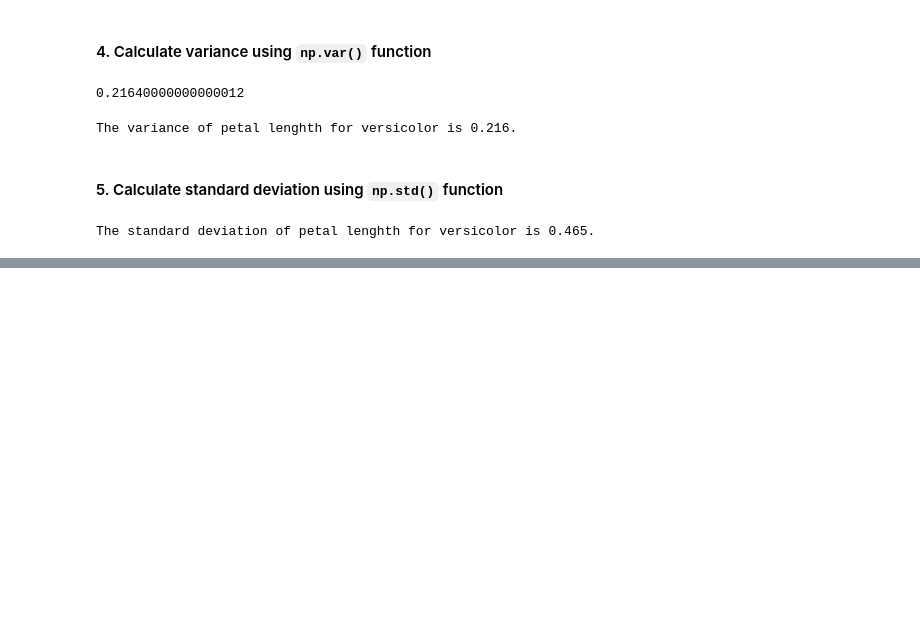
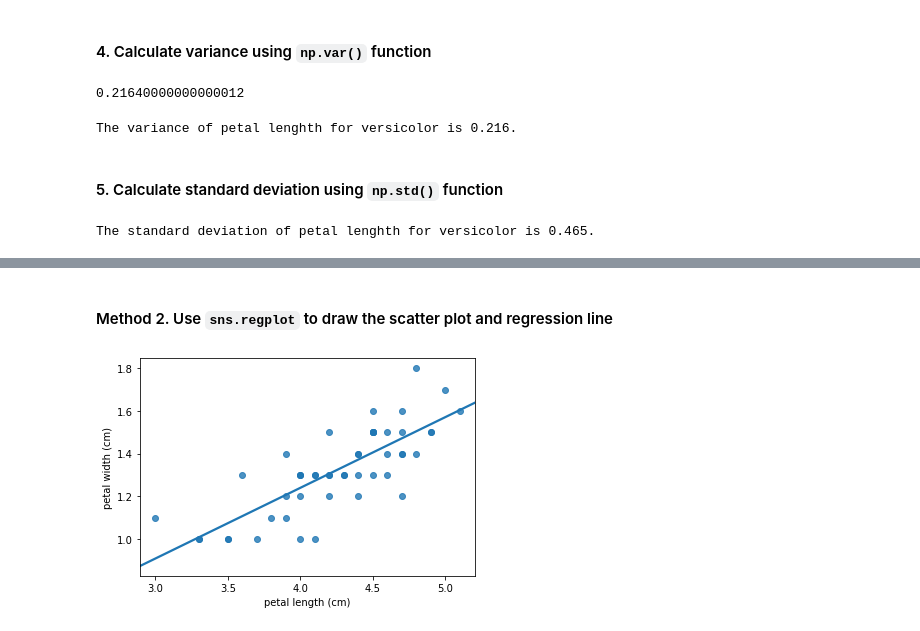
Before and after one commit to Alex-YuZ/Statistics-using-python, a Jupyter notebook: Statistical_Thinking_in_Python_I.ipynb, the cells around one changed output, grey strips where cells are left out. Drawn from its saved outputs; the diff is of its cells as text; code cells hidden in the pictures; blank space fills up the shorter version.

```diff
--- a/Statistical_Thinking_in_Python_I.ipynb
+++ b/Statistical_Thinking_in_Python_I.ipynb
@@ -380,0 +414,6 @@ The standard deviation of petal lenghth for versicolor is 0.465.
+# %% [markdown]
+#### Method 2. Use `sns.regplot` to draw the scatter plot and regression line
+# %%
+sns.regplot(data=versicolor_df, x='petal length (cm)', y='petal width (cm)', ci=None, truncate=False);
+# %% [output]
+[figure, added]
```
Also changed, not shown: parts of 8 cells of this notebook, 2 other files.
